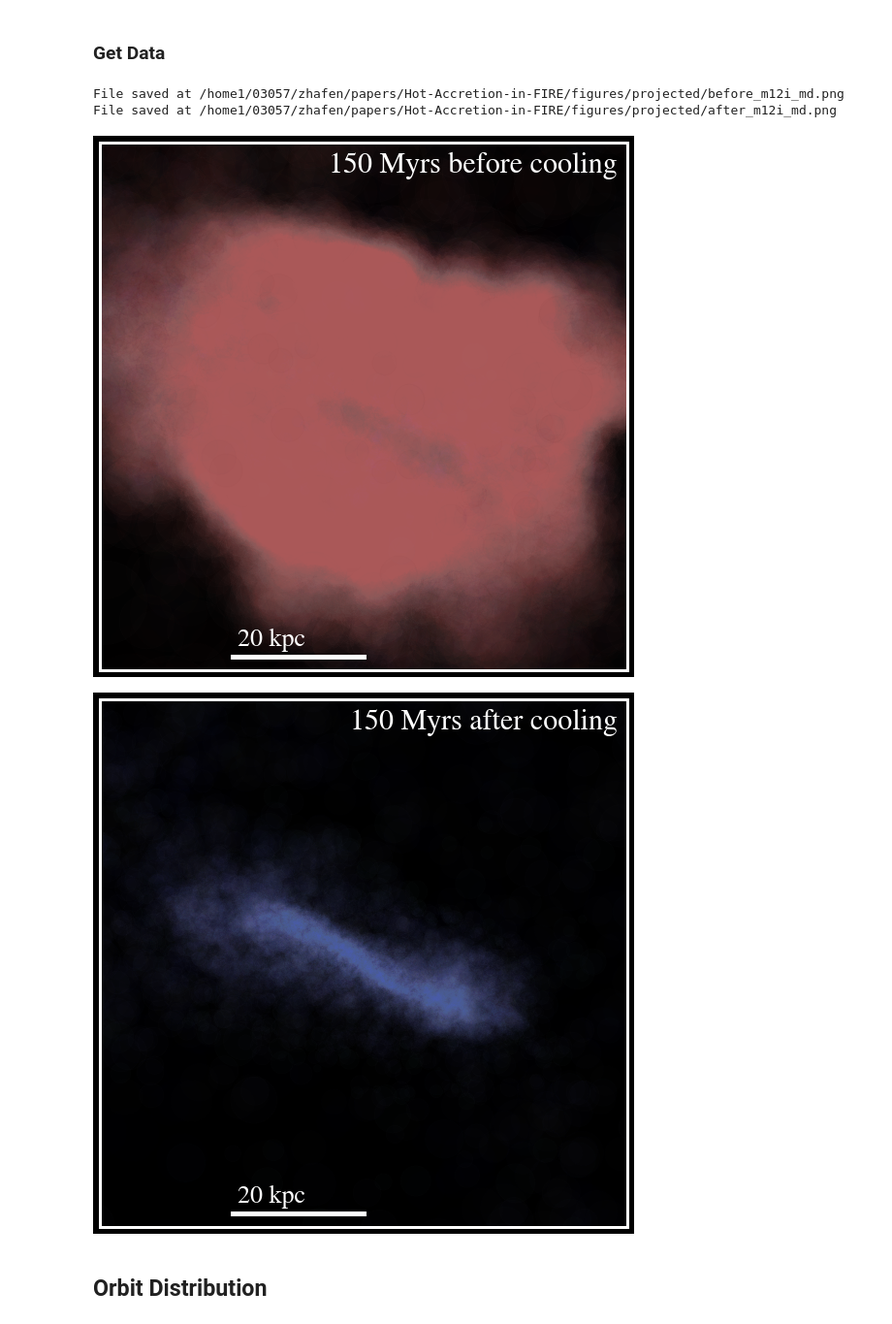
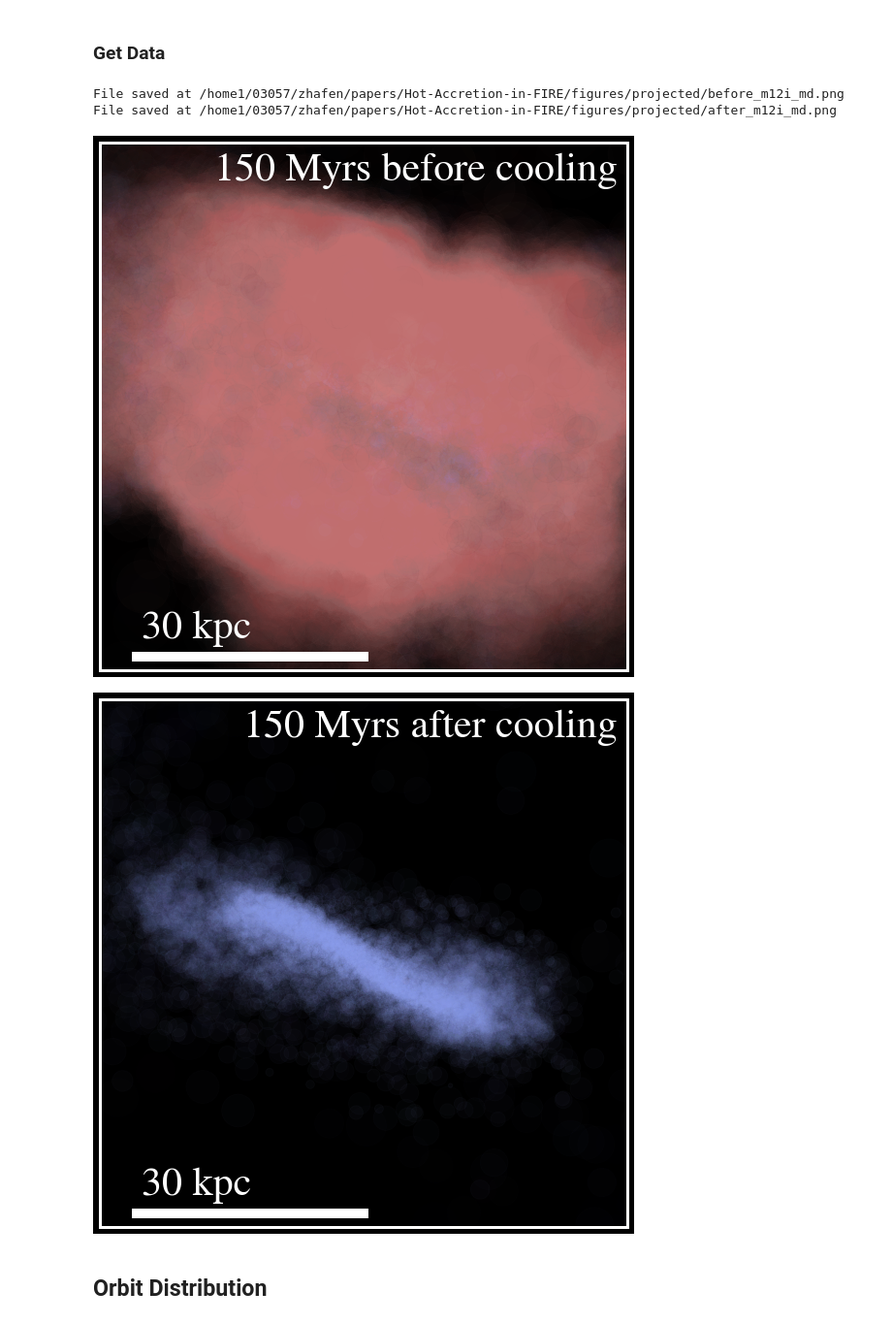
Before and after one commit to zhafen/Hot-Accretion-in-FIRE, a Jupyter notebook: analysis/characteristics.ipynb, the cells around one changed output. Shown at 97% size. Saved outputs shown, nothing was run; the diff lists cells and outputs as text; code cells hidden in the pictures.

```diff
--- a/analysis/characteristics.ipynb
+++ b/analysis/characteristics.ipynb
@@ -827,6 +828,9 @@ prepost_filetags = [
     'before',
     'after',
 ]
+# %%
+cmap = palettable.scientific.diverging.Berlin_3.mpl_colormap
+norm = plt_colors.LogNorm( vmin=1e4, vmax=1e6 )
 # %%
 for i, d in enumerate( [ pre, post ] ):
 
@@ -834,43 +838,64 @@ for i, d in enumerate( [ pre, post ] ):
     ax = plt.gca()
 
     # Point size
-    lim = 0.15 * w.r_vir[snum]
+    lim = 0.13 * w.r_vir[snum]
     width_in_data = 2 * lim
     width_in_pixels = ax.get_window_extent().width
     pixels_to_points = fig.dpi / 72.
-    scale = 100.
-    s = ( d['h'] * ( width_in_pixels / width_in_data ) * pixels_to_points )**2. * scale
+    scale = 10.
+    radius = d['h'] * ( width_in_pixels / width_in_data ) * pixels_to_points * scale
+    s = ( radius )**2.
+
+    # Colors
+    colors = cmap( norm( d['T'] ) )
+
+    # Alpha
+    column_den = d['M'] / d['h']**2.
+    alpha = plt_colors.LogNorm( vmin=column_den.min(), vmax=column_den.max() )( column_den ) * 0.07
+    alpha[alpha>1.] = 1.
+    colors[:,3] = alpha
 
     # Plot itself
     ax.scatter(
         d['Rx'],
         d['Rz'],
-        alpha = 0.01,
+#         alpha = 0.01,
+#         alpha = alpha.value.astype( 'float' ),
         s = s,
-        c = d['T'],
-        cmap = palettable.scientific.diverging.Berlin_3.mpl_colormap,
-        norm = plt_colors.LogNorm( vmin=1e4, vmax=1e6 )
+        c = colors
     )
+#     norm = plt_colors.LogNorm( vmin=1e4, vmax=1e6 )
+#     for j, s_j in enumerate( tqdm.tqdm( s ) ):
+#         c = mpatches.Circle(
+#             xy = ( d['Rx'][j], d['Rz'][j] ),
+#             radius = radius[j],
+# #             radius = 10000.,
+# #             fc = cmap( norm( d['T'][j] ) ),
+#             fc = 'w',
+#             ec = None,
+# #             alpha = float( alpha[j].value ),
+#         )
+#         ax.add_patch( c )
 
     # Scale bar
-    size = 20.
+    size = 30.
     xy = ( -size, -0.95*lim )
     ax.plot(
         xy[0] + np.array([ 0., size ]),
         [ xy[1], xy[1] ],
-        linewidth = 5,
+        linewidth = 10,
         color = 'w',
     )
     ax.annotate(
         text = '{:.2g} kpc'.format( size ),
         xy = xy,
         xycoords = 'data',
-        xytext = ( 5, 5 ),
+        xytext = ( 5, 10 ),
         textcoords = 'offset points',
         va = 'bottom',
         ha = 'left',
         color = 'w',
-        fontsize = 26,
+        fontsize = 42,
     )
 
     # Plot label
@@ -883,39 +908,39 @@ for i, d in enumerate( [ pre, post ] ):
         va = 'top',
         ha = 'right',
         color = 'w',
-        fontsize = 30,
+        fontsize = 42,
     )
 
     # Limits
     ax.set_xlim( -lim, lim )
     ax.set_ylim( -lim, lim )
     ax.set_aspect( 'equal' )
 
     # Ticks
     plt.tick_params(
         which = 'both',
         left = False,
         labelleft = False,
         bottom = False,
         labelbottom = False,
     )
 
     # Change colors
     ax.set_facecolor( 'k' )
     plt.setp( ax.spines.values(), color='w' )
     [i.set_linewidth(3) for i in ax.spines.values()]
 
     plotting.save_fig(
         out_dir = os.path.join( pm['figure_dir'], 'projected' ),
         save_file = '{}_{}.png'.format( prepost_filetags[i], pm['variation'] ),
         fig = fig,
         resolution = 150.,
     )
 # %% [output]
 File saved at /home1/03057/zhafen/papers/Hot-Accretion-in-FIRE/figures/projected/before_m12i_md.png
 File saved at /home1/03057/zhafen/papers/Hot-Accretion-in-FIRE/figures/projected/after_m12i_md.png
-[figure, old version]
+[figure, new version]
-[figure, old version]
+[figure, new version]
 # %% [markdown]
 ## Orbit Distribution
 # %%
```
Also changed, not shown: parts of 2 cells of this notebook.
